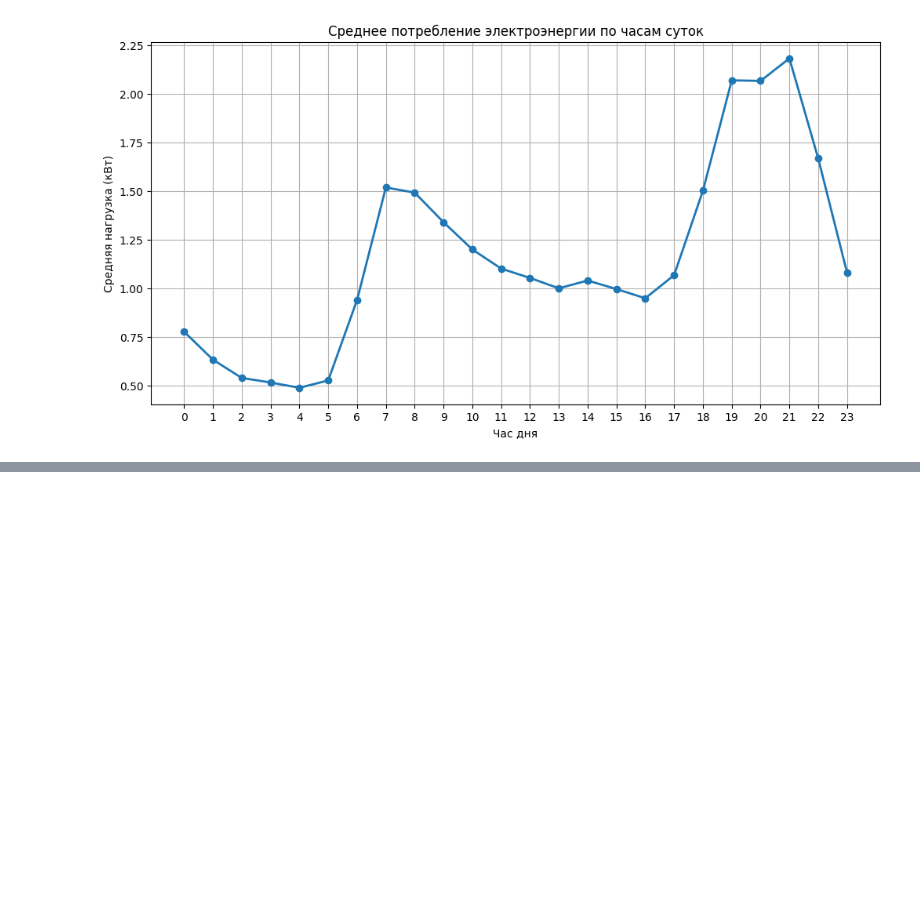
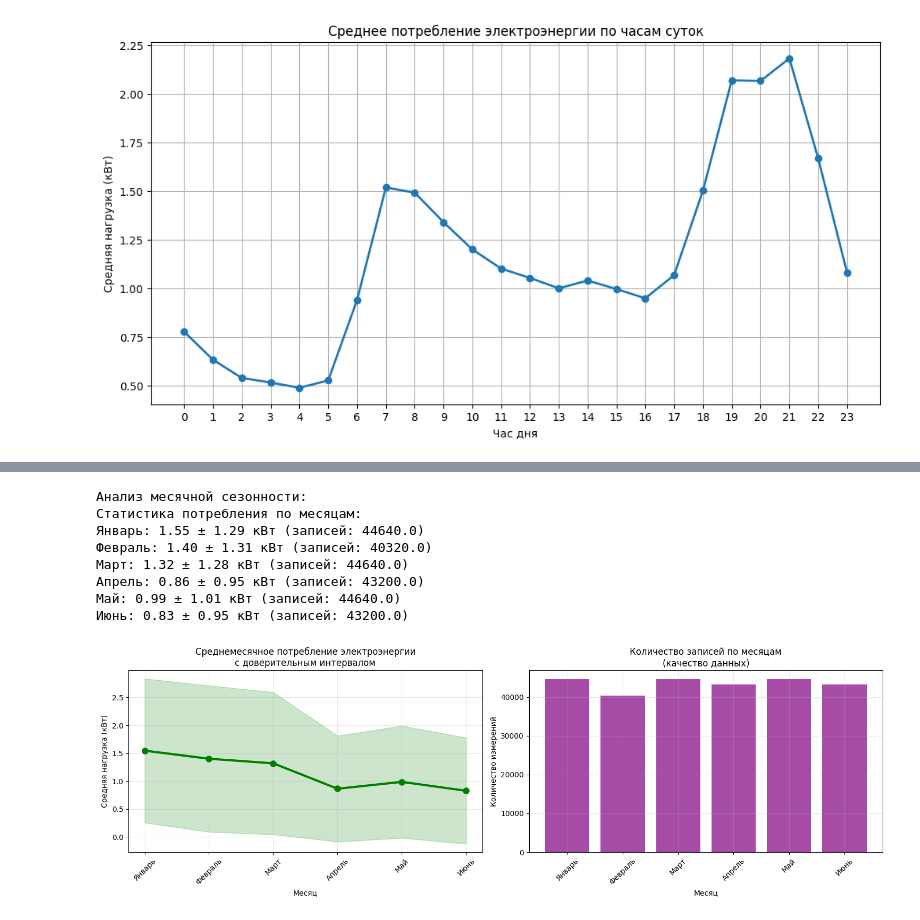
Before and after one commit to pogodaa/ML_cursovaya, a Jupyter notebook: main.ipynb, the cells around one changed output, grey strips where cells are left out. Drawn from its saved outputs; the diff is of its cells as text; code cells hidden in the pictures; blank space fills up the shorter version.

```diff
--- a/main.ipynb
+++ b/main.ipynb
@@ -370,0 +364,76 @@ plt.show()
+# %%
+# МЕСЯЧНАЯ СЕЗОННОСТЬ - как потребление меняется по месяцам
+print("Анализ месячной сезонности:")
+
+# Создаем словарь для названий месяцев
+months_map = {1: 'Январь', 2: 'Февраль', 3: 'Март', 4: 'Апрель',
+              5: 'Май', 6: 'Июнь', 7: 'Июль', 8: 'Август',
+              9: 'Сентябрь', 10: 'Октябрь', 11: 'Ноябрь', 12: 'Декабрь'}
+
+# Группируем по месяцам и считаем статистику
+monthly_pattern = df.groupby('month')['Global_active_power'].agg(['mean', 'std', 'min', 'max', 'count'])
+
+print("Статистика потребления по месяцам:")
+for month in monthly_pattern.index:
+    month_name = months_map[month]
+    stats = monthly_pattern.loc[month]
+    print(f"{month_name}: {stats['mean']:.2f} ± {stats['std']:.2f} кВт (записей: {stats['count']})")
+
+# Визуализация
+plt.figure(figsize=(15, 5))
+
+# Основной график потребления по месяцам
+plt.subplot(1, 2, 1)
+months_list = [months_map[i] for i in monthly_pattern.index]
+plt.plot(months_list, monthly_pattern['mean'], marker='o', linewidth=3, markersize=8, color='green')
+plt.fill_between(months_list,
+                 monthly_pattern['mean'] - monthly_pattern['std'],
+                 monthly_pattern['mean'] + monthly_pattern['std'],
+                 alpha=0.2, color='green')
+plt.title('Среднемесячное потребление электроэнергии\nс доверительным интервалом')
+plt.xlabel('Месяц')
+plt.ylabel('Средняя нагрузка (кВт)')
+plt.xticks(rotation=45)
+plt.grid(True, alpha=0.3)
+
+# Количество записей по месяцам (качество данных)
+plt.subplot(1, 2, 2)
+plt.bar(months_list, monthly_pattern['count'], alpha=0.7, color='purple')
+plt.title('Количество записей по месяцам\n(качество данных)')
+plt.xlabel('Месяц')
+plt.ylabel('Количество измерений')
+plt.xticks(rotation=45)
+plt.grid(True, alpha=0.3)
+
+plt.tight_layout()
+plt.show()
+
+# Анализ сезонных паттернов
+winter_months = [1, 2 ]  # Январь, Февраль
+summer_months = [6]   # Июнь
+
+winter_consumption = monthly_pattern.loc[winter_months, 'mean'].mean()
+summer_consumption = monthly_pattern.loc[summer_months, 'mean'].mean()
+seasonal_difference = ((summer_consumption - winter_consumption) / winter_consumption) * 100
+
+print(f"🌡️ СЕЗОННЫЕ КОЛЕБАНИЯ:")
+print(f"Среднее потребление зимой: {winter_consumption:.2f} кВт")
+print(f"Среднее потребление летом: {summer_consumption:.2f} кВт")
+print(f"Разница: {seasonal_difference:+.1f}%")
+
+# Находим месяц с максимальным и минимальным потреблением
+max_month_idx = monthly_pattern['mean'].idxmax()
+min_month_idx = monthly_pattern['mean'].idxmin()
+print(f"\n📈 Экстремумы:")
+print(f"Максимальное потребление: {months_map[max_month_idx]} ({monthly_pattern.loc[max_month_idx, 'mean']:.2f} кВт)")
+print(f"Минимальное потребление: {months_map[min_month_idx]} ({monthly_pattern.loc[min_month_idx, 'mean']:.2f} кВт)")
+# %% [output]
+Анализ месячной сезонности:
+Статистика потребления по месяцам:
+Январь: 1.55 ± 1.29 кВт (записей: 44640.0)
+Февраль: 1.40 ± 1.31 кВт (записей: 40320.0)
+Март: 1.32 ± 1.28 кВт (записей: 44640.0)
+Апрель: 0.86 ± 0.95 кВт (записей: 43200.0)
+Май: 0.99 ± 1.01 кВт (записей: 44640.0)
+Июнь: 0.83 ± 0.95 кВт (записей: 43200.0)
+[figure, added]
```
Also changed, not shown: parts of 13 cells of this notebook, 2 other files.
